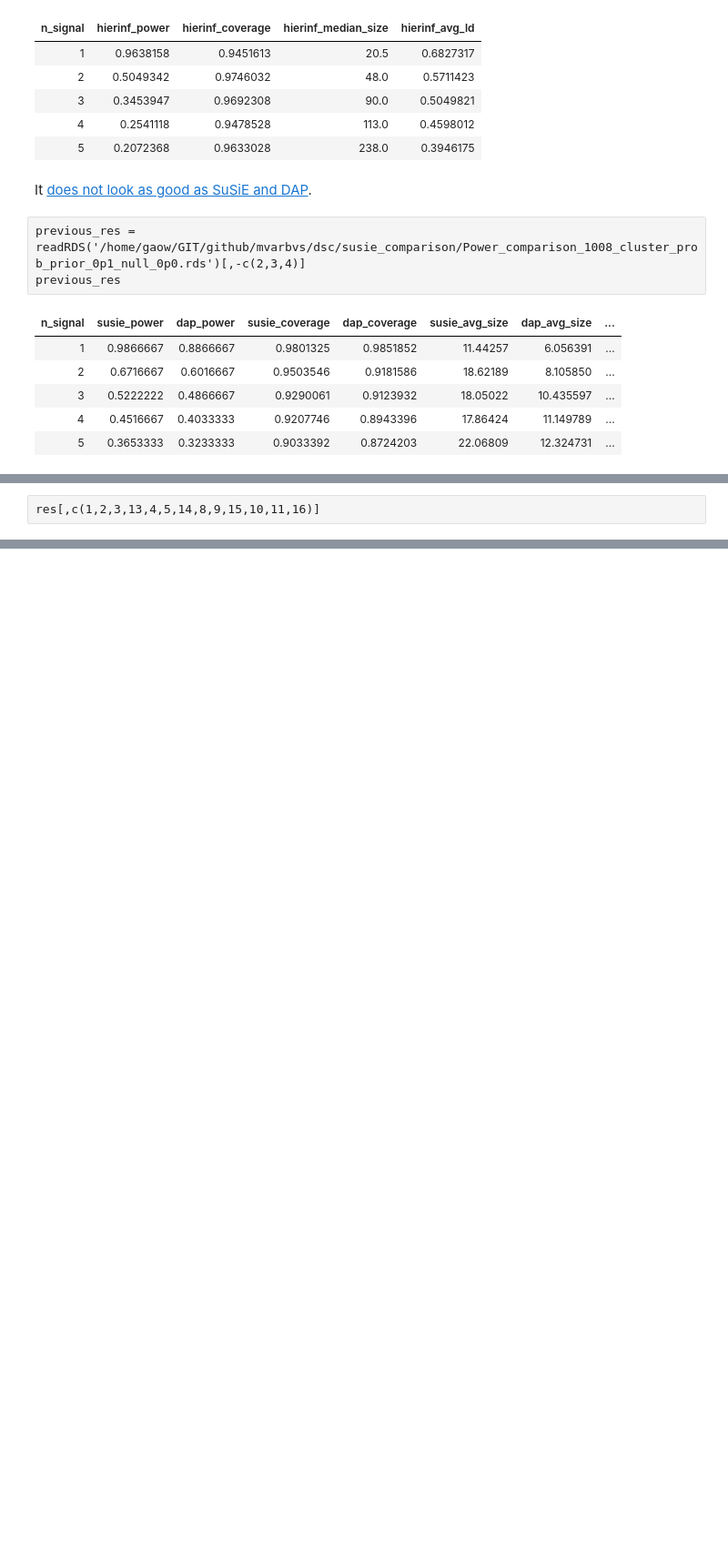
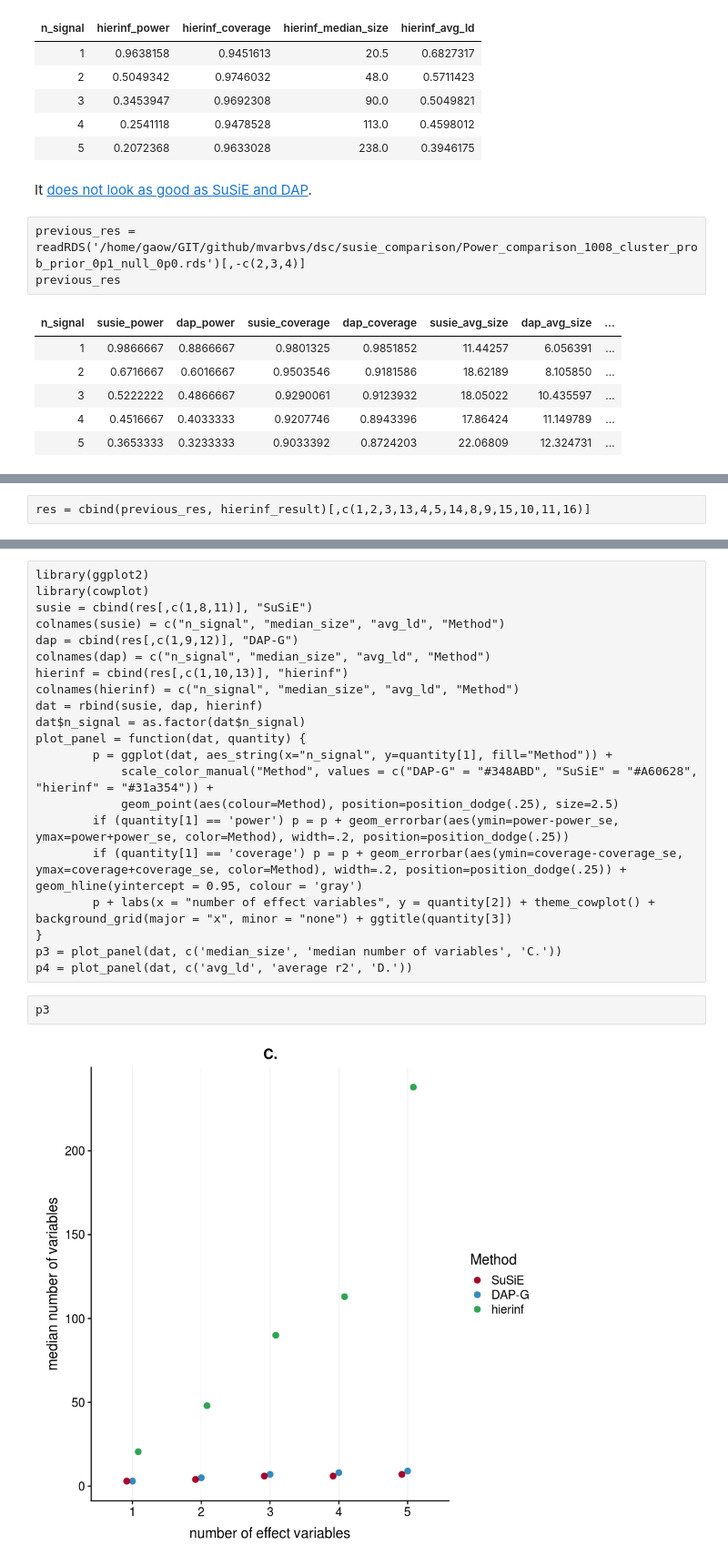
Before and after one commit to stephenslab/dsc-finemap, a Jupyter notebook: analysis/benchmark_evaluation.ipynb, the cells around one changed output, grey strips where cells are left out. Shown: that part at 91% size. Drawn from its saved outputs; the diff is of its cells as text; blank space fills up the shorter version.

Commit message:
Add draft figure with hierinf

```diff
--- a/analysis/benchmark_evaluation.ipynb
+++ b/analysis/benchmark_evaluation.ipynb
@@ -531,2 +532,2 @@ res = cbind(previous_res, hierinf_result)
 # %%
-res[,c(1,2,3,13,4,5,14,8,9,15,10,11,16)]
+res = cbind(previous_res, hierinf_result)[,c(1,2,3,13,4,5,14,8,9,15,10,11,16)]
@@ -539,0 +543,25 @@ res[,c(1,2,3,13,4,5,14,8,9,15,10,11,16)]
+# %%
+library(ggplot2)
+library(cowplot)
+susie = cbind(res[,c(1,8,11)], "SuSiE")
+colnames(susie) = c("n_signal", "median_size", "avg_ld", "Method")
+dap = cbind(res[,c(1,9,12)], "DAP-G")
+colnames(dap) = c("n_signal", "median_size", "avg_ld", "Method")
+hierinf = cbind(res[,c(1,10,13)], "hierinf")
+colnames(hierinf) = c("n_signal", "median_size", "avg_ld", "Method")
+dat = rbind(susie, dap, hierinf)
+dat$n_signal = as.factor(dat$n_signal)
+plot_panel = function(dat, quantity) {
+        p = ggplot(dat, aes_string(x="n_signal", y=quantity[1], fill="Method")) +
+            scale_color_manual("Method", values = c("DAP-G" = "#348ABD", "SuSiE" = "#A60628", "hierinf" = "#31a354")) +
+            geom_point(aes(colour=Method), position=position_dodge(.25), size=2.5)
+        if (quantity[1] == 'power') p = p + geom_errorbar(aes(ymin=power-power_se, ymax=power+power_se, color=Method), width=.2, position=position_dodge(.25))
+        if (quantity[1] == 'coverage') p = p + geom_errorbar(aes(ymin=coverage-coverage_se, ymax=coverage+coverage_se, color=Method), width=.2, position=position_dodge(.25)) + geom_hline(yintercept = 0.95, colour = 'gray')
+        p + labs(x = "number of effect variables", y = quantity[2]) + theme_cowplot() + background_grid(major = "x", minor = "none") + ggtitle(quantity[3])
+}
+p3 = plot_panel(dat, c('median_size', 'median number of variables', 'C.'))
+p4 = plot_panel(dat, c('avg_ld', 'average r2', 'D.'))
+# %%
+p3
+# %% [output]
+[figure, added]
```
Also changed, not shown: parts of 5 cells of this notebook.
